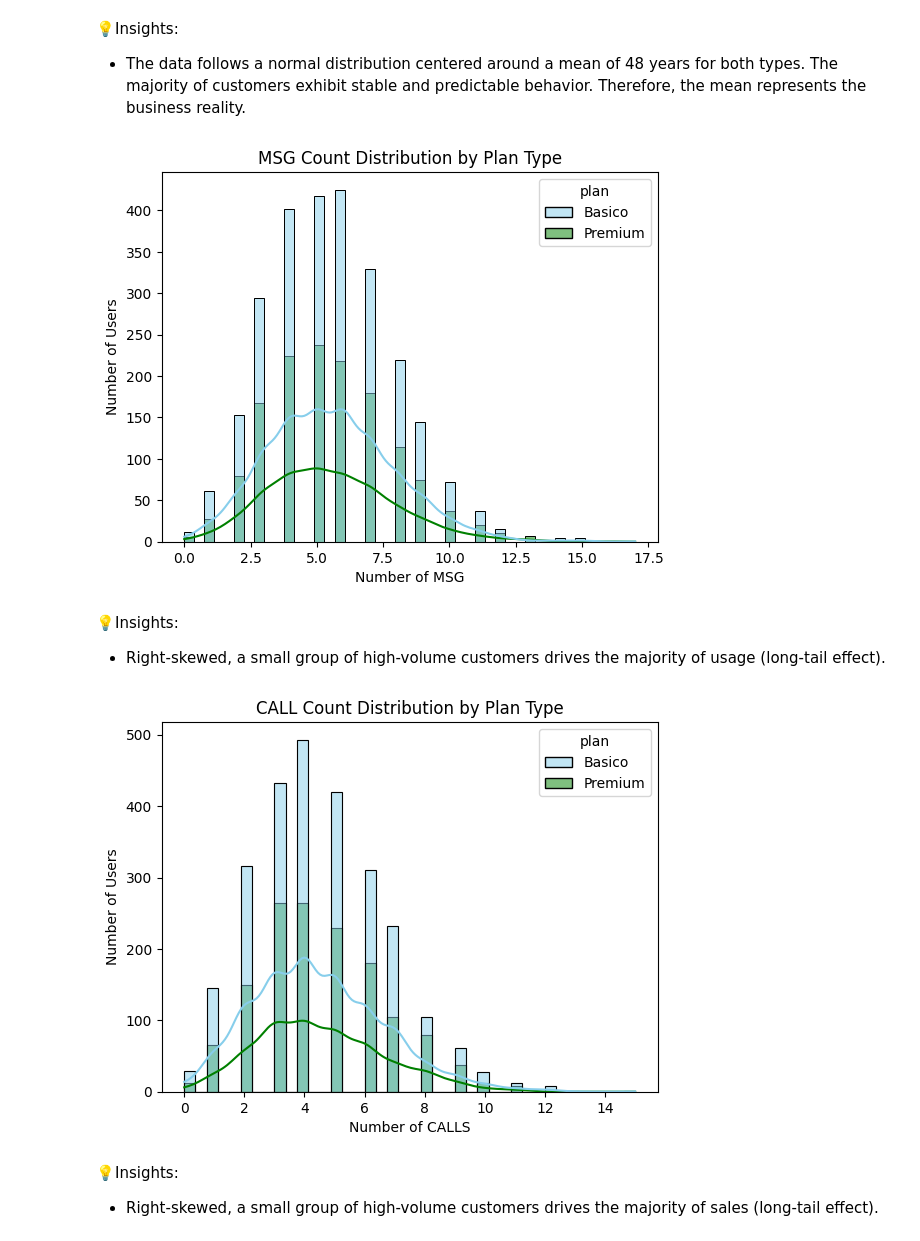
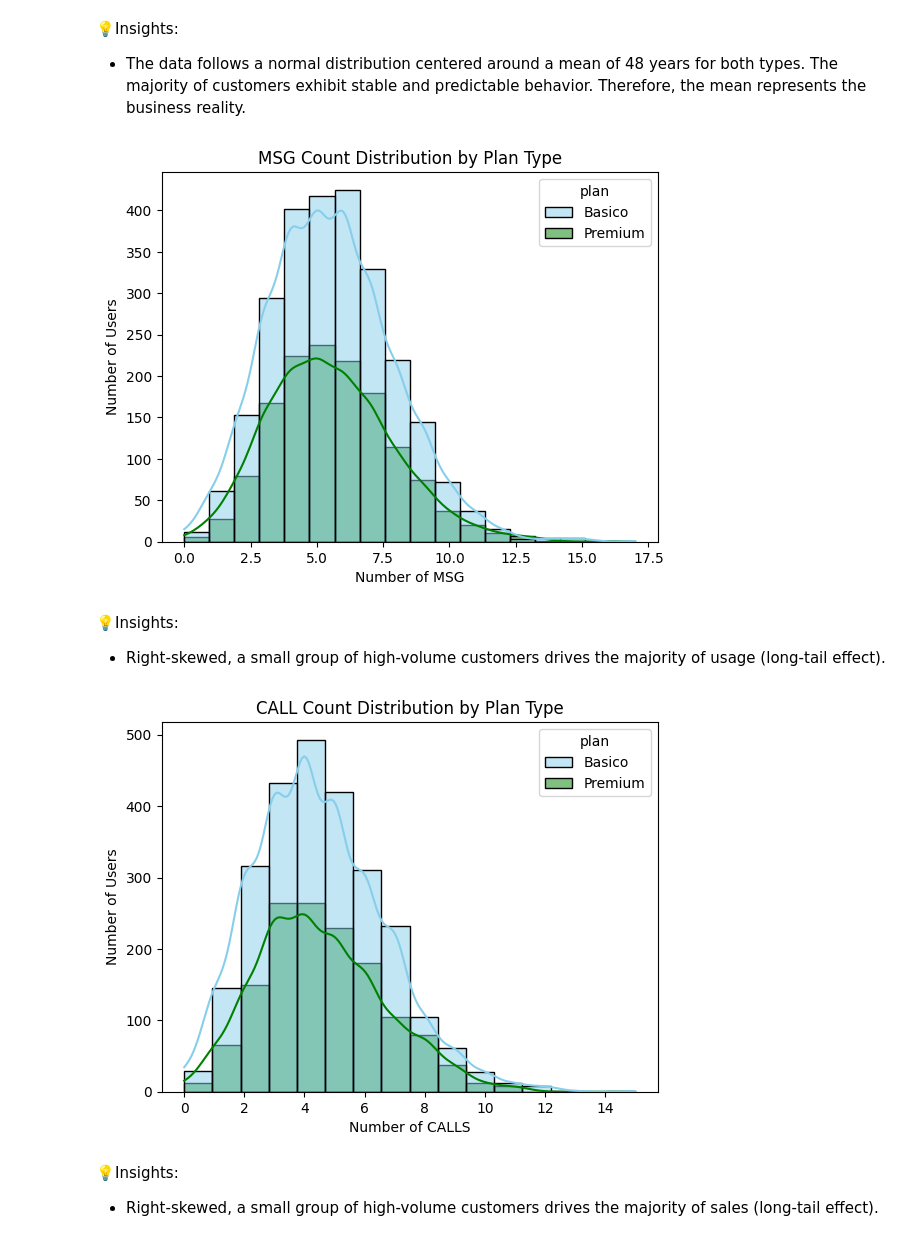
Before and after one commit to IngLuisGarcia17/S7-Project_ConnectaTel, a Jupyter notebook: Copia_de_S7_Project_ConnectaTel.ipynb, the cells around one changed output. Saved outputs shown, nothing was run; the diff lists cells and outputs as text; code cells hidden in the pictures.

Commit message:
fix: datetime cells and histo bins

```diff
--- a/Copia_de_S7_Project_ConnectaTel.ipynb
+++ b/Copia_de_S7_Project_ConnectaTel.ipynb
@@ -434,9 +434,10 @@ array(['Medellín', nan, 'CDMX', 'Bogotá', 'GDL', 'MTY', 'Cali'],
       dtype=object)
 # %%
 # Mark future dates as NA for reg_date
-users['reg_date'] = users['reg_date'].mask(users['reg_date'].dt.year == 2026, pd.NA)
+users.loc[users['reg_date'].dt.year > 2024, 'reg_date'] = pd.NA
+usage.loc[usage['date'].dt.year > 2024, 'date'] = pd.NA
 
 # Verify changes
-df_2026_now = users[users['reg_date'].dt.year == 2026]
-df_2026_now
+print(f"futures dates in users: {(users['reg_date'].dt.year > 2024).sum()}")
+print(f"futures dates in usage: {(usage['date'].dt.year > 2024).sum()}")
 # %% [output]
@@ -610,16 +612,17 @@ plt.show()
 # %%
 # Histogram to visualize message count
 sns.histplot(data= user_profile,
              x= 'message_count',
              hue= 'plan',
              palette= ['skyblue','green'],
-             kde= True)
+             kde= True,
+             bins = 18)
 plt.title('MSG Count Distribution by Plan Type')
 plt.xlabel('Number of MSG')
 plt.ylabel('Number of Users')
 plt.show()
 # %% [output]
-[figure, old version]
+[figure, new version]
 # %% [markdown]
 💡Insights:
 - Right-skewed, a small group of high-volume customers drives the majority of usage (long-tail effect).
@@ -629,13 +632,14 @@ sns.histplot(data= user_profile,
              x='call_count',
              hue= 'plan',
              palette= ['skyblue','green'],
-             kde= True)
+             kde= True,
+             bins = 16)
 plt.title('CALL Count Distribution by Plan Type')
 plt.xlabel('Number of CALLS')
 plt.ylabel('Number of Users')
 plt.show()
 # %% [output]
-[figure, old version]
+[figure, new version]
 # %% [markdown]
 💡Insights:
 - Right-skewed, a small group of high-volume customers drives the majority of sales (long-tail effect).
```
Also changed, not shown: parts of 1 cell of this notebook.
